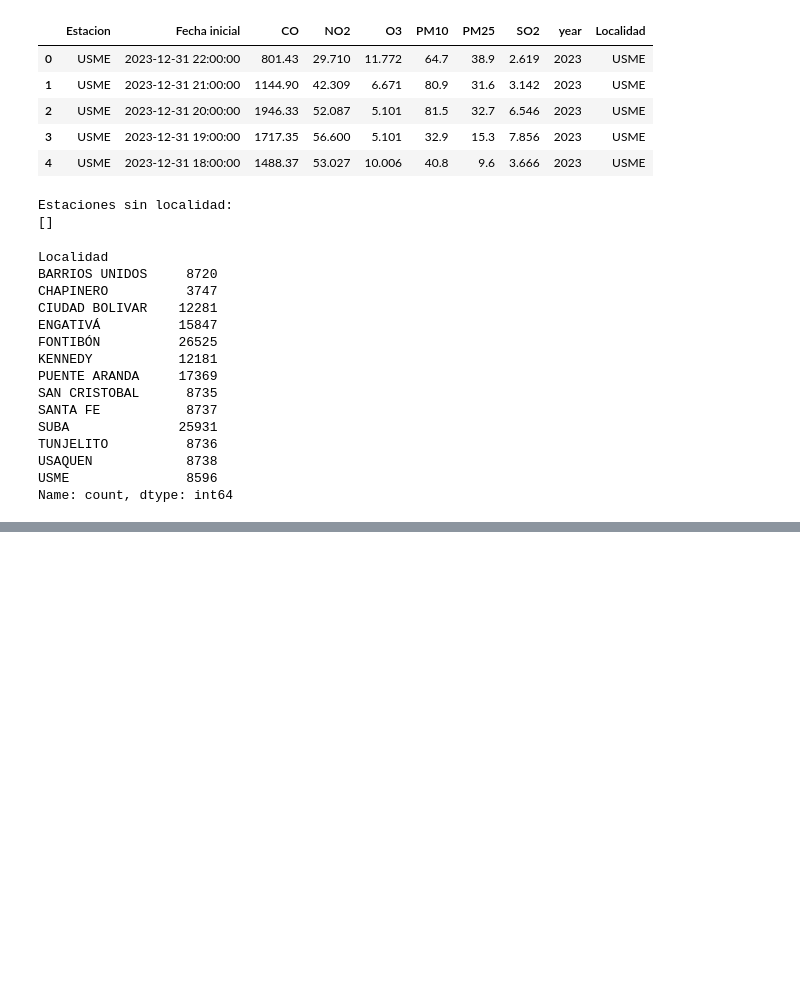
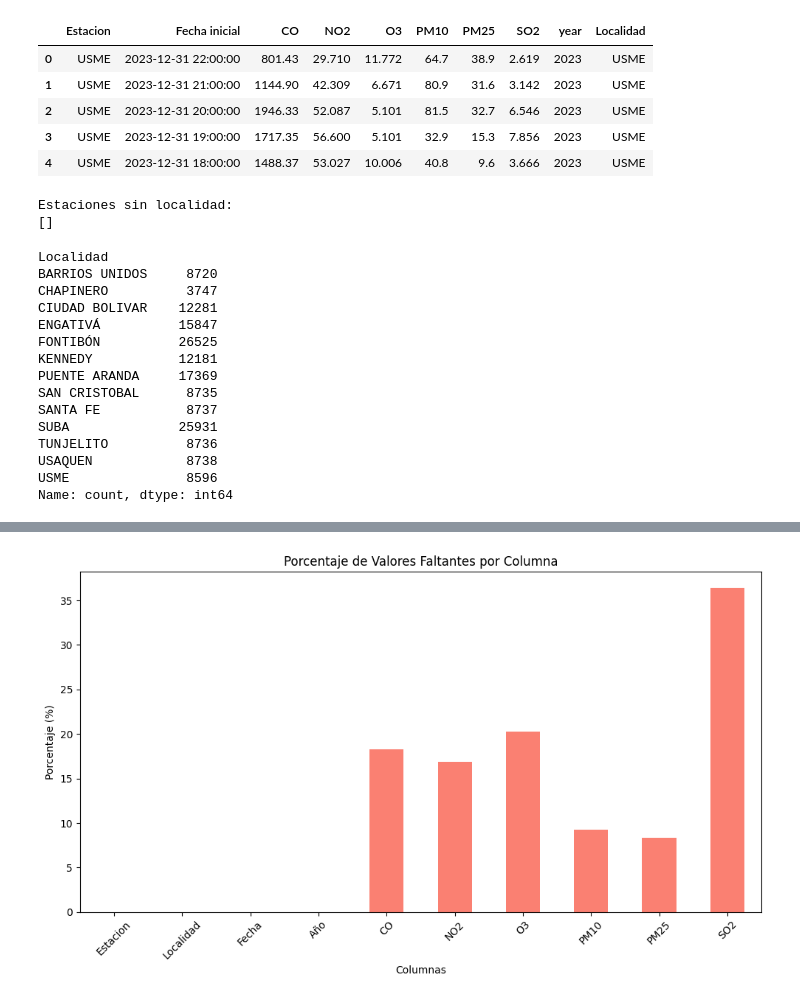
Before and after one commit to BILabsAndProjects/Proyecto2BI, a Jupyter notebook: procesamiento_sisaire.ipynb, the cells around one changed output, grey strips where cells are left out. Drawn from its saved outputs; the diff is of its cells as text; code cells hidden in the pictures; blank space fills up the shorter version.

Commit message:
Creo que ya hay datos para jugar en PBI

```diff
--- a/procesamiento_sisaire.ipynb
+++ b/procesamiento_sisaire.ipynb
@@ -231,3 +231,18 @@ df.head()
 # %%
 output_path = os.path.join(folder_path, f'SISAIRE-MODIFIED-2023.csv')
 df.to_csv(output_path, index=False)
+# %%
+df_2020 = pd.read_csv("Datos_aire/SISAIRE/SISAIRE-MODIFIED-2020.csv")
+df_2021 = pd.read_csv("Datos_aire/SISAIRE/SISAIRE-MODIFIED-2021.csv")
+df_2022 = pd.read_csv("Datos_aire/SISAIRE/SISAIRE-MODIFIED-2022.csv")
+df_2023 = pd.read_csv("Datos_aire/SISAIRE/SISAIRE-MODIFIED-2023.csv")
+
+df_total = pd.concat([df_2020,df_2021,df_2022,df_2023])
+output_path = os.path.join(folder_path, f'SISAIRE-MODIFIED-COMPLETE.csv')
+df_total.to_csv(output_path, index=False)
+# %%
+df = df_total
+print("Información general del dataset")
+print(f"   - Filas: {df.shape[0]:,}")
+print(f"   - Columnas: {df.shape[1]}")
+df.info
@@ -233,0 +270,12 @@ df.to_csv(output_path, index=False)
+# %%
+print("\n" + "="*60)
+print("VALORES FALTANTES")
+print("="*60)
+missing = df.isnull().sum()
+missing_percent = (df.isnull().sum() / len(df)) * 100
+missing_df = pd.DataFrame({
+    'Columna': missing.index,
+    'Valores Faltantes': missing.values,
+    'Porcentaje (%)': missing_percent.values
+})
+print(missing_df)
@@ -233,0 +297,11 @@ df.to_csv(output_path, index=False)
+# %%
+plt.figure(figsize=(10, 6))
+missing_percent.plot(kind='bar', color='salmon')
+plt.title('Porcentaje de Valores Faltantes por Columna')
+plt.xlabel('Columnas')
+plt.ylabel('Porcentaje (%)')
+plt.xticks(rotation=45)
+plt.tight_layout()
+plt.show()
+# %% [output]
+[figure, added]
```
Also changed, not shown: parts of 9 cells of this notebook, 10 other files.
